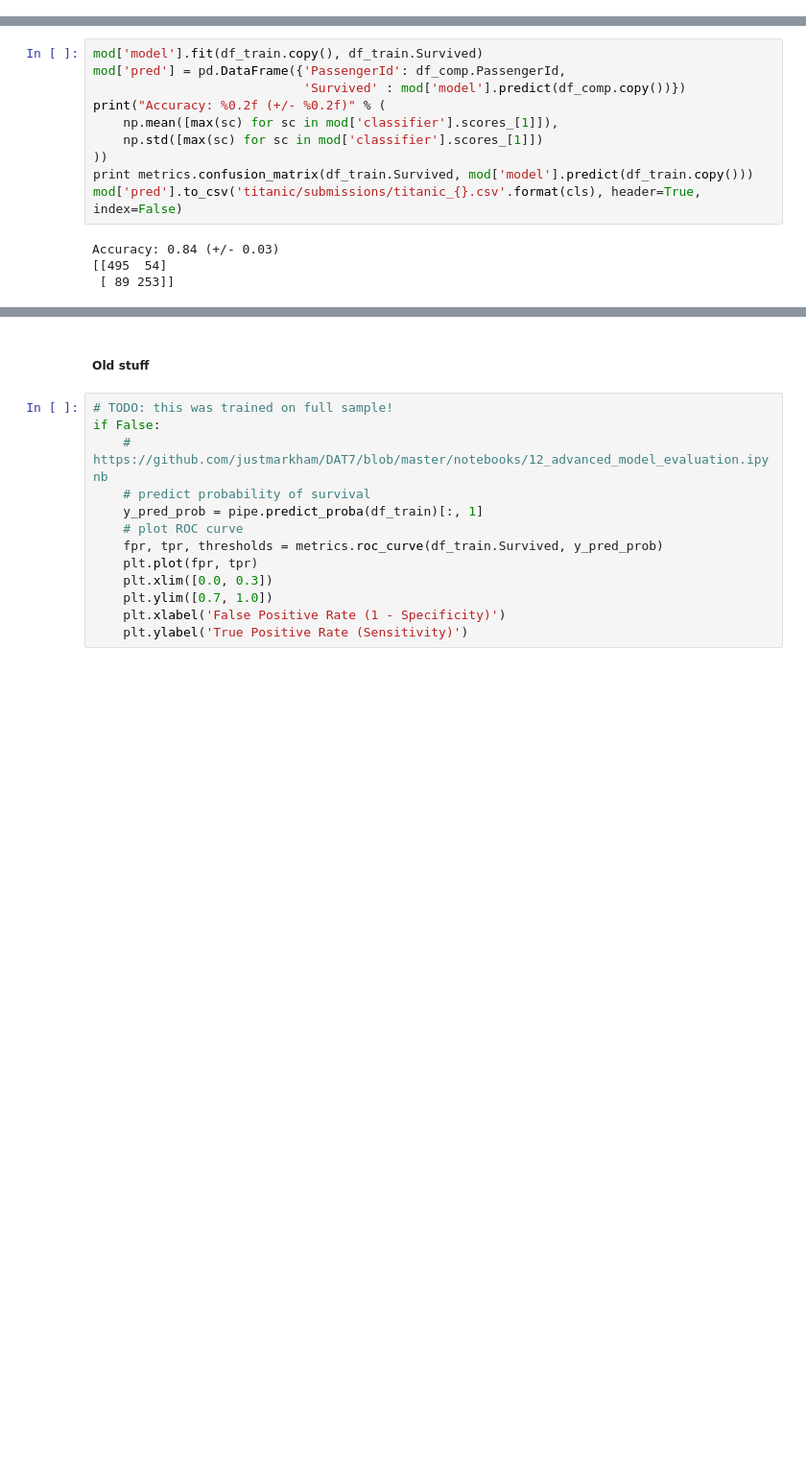
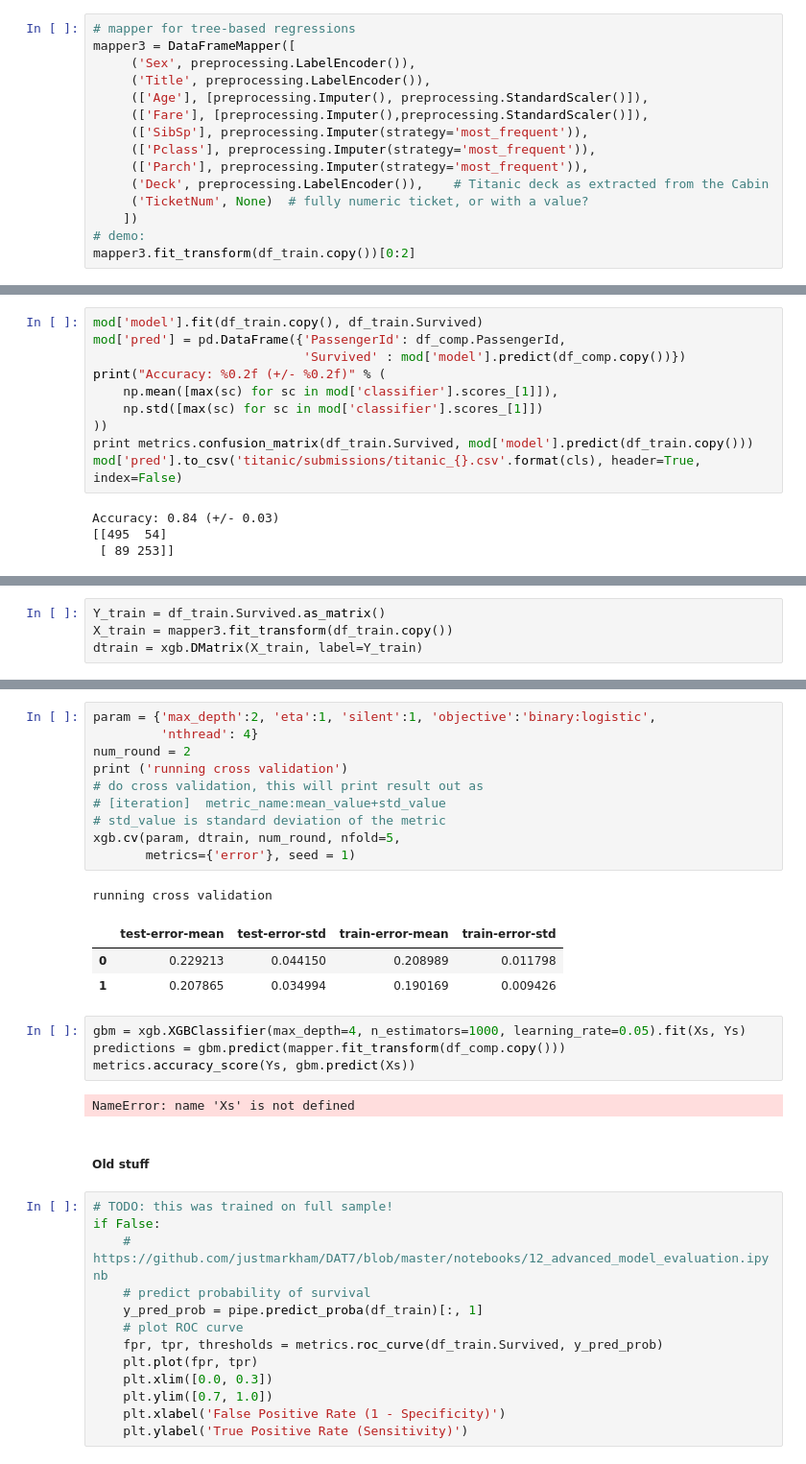
Before and after one commit to kapliy/notebooks, a Jupyter notebook: titanic.ipynb, the cells around one changed output, grey strips where cells are left out. Shown at 96% size. Drawn from its saved outputs; the diff is of its cells as text; blank space fills up the shorter version.

```diff
--- a/titanic.ipynb
+++ b/titanic.ipynb
@@ -175,3 +176,18 @@ array([[ 1.        , -0.5924806 , -0.50244517,  3.        ,  0.        ,
          1.        ,  0.        ,  2.        ,  0.        ,  0.        ,
          0.        ,  0.        ,  0.        ,  0.        ,  0.        ,
          0.        ,  1.        ]])
+# %%
+# mapper for tree-based regressions
+mapper3 = DataFrameMapper([
+     ('Sex', preprocessing.LabelEncoder()),
+     ('Title', preprocessing.LabelEncoder()),
+     (['Age'], [preprocessing.Imputer(), preprocessing.StandardScaler()]),
+     (['Fare'], [preprocessing.Imputer(),preprocessing.StandardScaler()]),
+     (['SibSp'], preprocessing.Imputer(strategy='most_frequent')),
+     (['Pclass'], preprocessing.Imputer(strategy='most_frequent')),
+     (['Parch'], preprocessing.Imputer(strategy='most_frequent')),
+     ('Deck', preprocessing.LabelEncoder()),    # Titanic deck as extracted from the Cabin
+     ('TicketNum', None)  # fully numeric ticket, or with a value?
+    ])
+# demo:
+mapper3.fit_transform(df_train.copy())[0:2]
@@ -381,0 +408,4 @@ Accuracy: 0.84 (+/- 0.03)
+# %%
+Y_train = df_train.Survived.as_matrix()
+X_train = mapper3.fit_transform(df_train.copy())
+dtrain = xgb.DMatrix(X_train, label=Y_train)
@@ -382,3 +462,24 @@ Accuracy: 0.84 (+/- 0.03)
+# %%
+param = {'max_depth':2, 'eta':1, 'silent':1, 'objective':'binary:logistic',
+         'nthread': 4}
+num_round = 2
+print ('running cross validation')
+# do cross validation, this will print result out as
+# [iteration]  metric_name:mean_value+std_value
+# std_value is standard deviation of the metric
+xgb.cv(param, dtrain, num_round, nfold=5,
+       metrics={'error'}, seed = 1)
+# %% [output]
+running cross validation
+|  | test-error-mean | test-error-std | train-error-mean | train-error-std |
+| 0 | 0.229213 | 0.044150 | 0.208989 | 0.011798 |
+| 1 | 0.207865 | 0.034994 | 0.190169 | 0.009426 |
+# %%
+gbm = xgb.XGBClassifier(max_depth=4, n_estimators=1000, learning_rate=0.05).fit(Xs, Ys)
+predictions = gbm.predict(mapper.fit_transform(df_comp.copy()))
+metrics.accuracy_score(Ys, gbm.predict(Xs))
+# %% [output]
+NameError: name 'Xs' is not defined
 # %% [markdown]
 ##### Old stuff
 # %%
```
Also changed, not shown: parts of 16 cells of this notebook, 2 other files.
